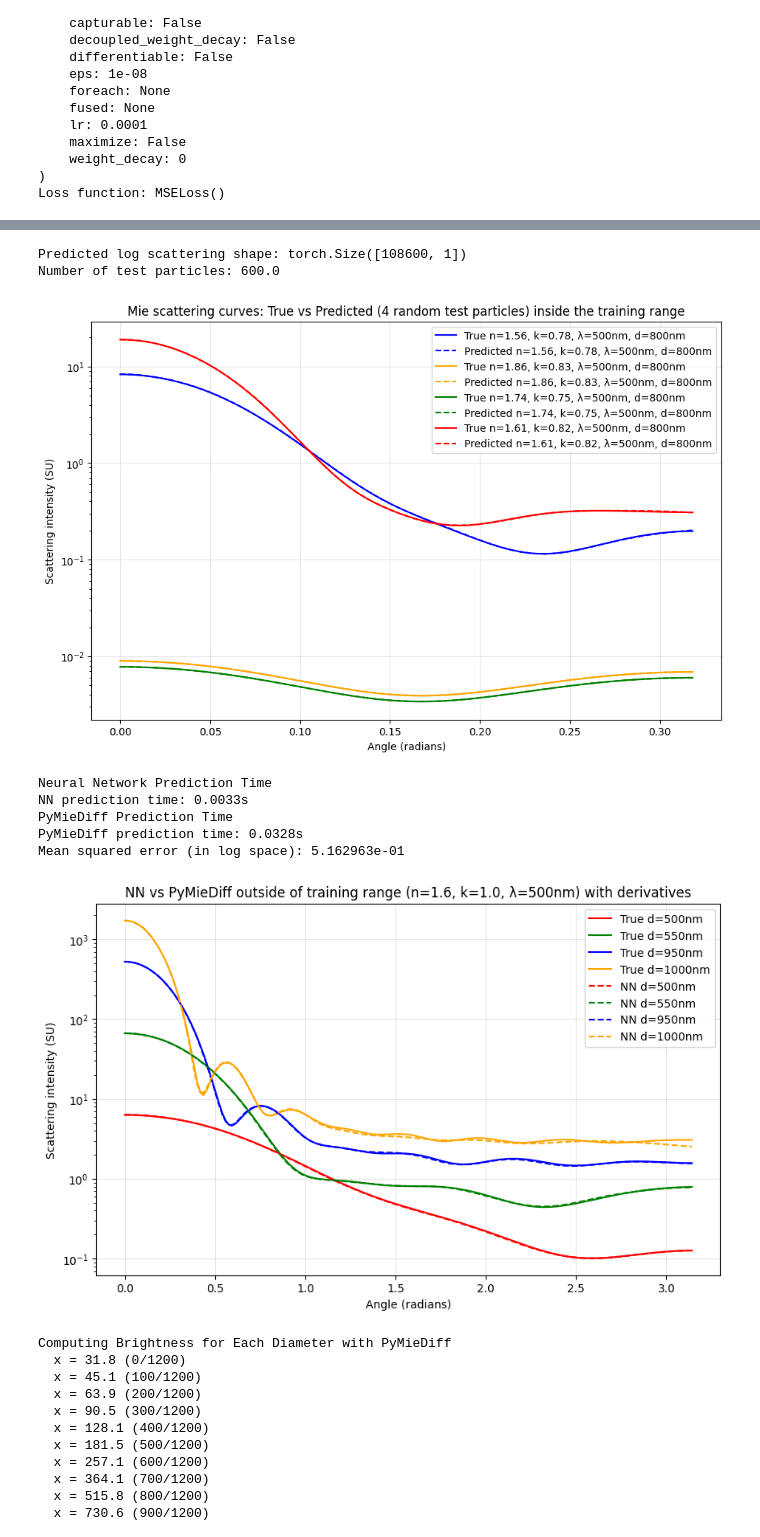
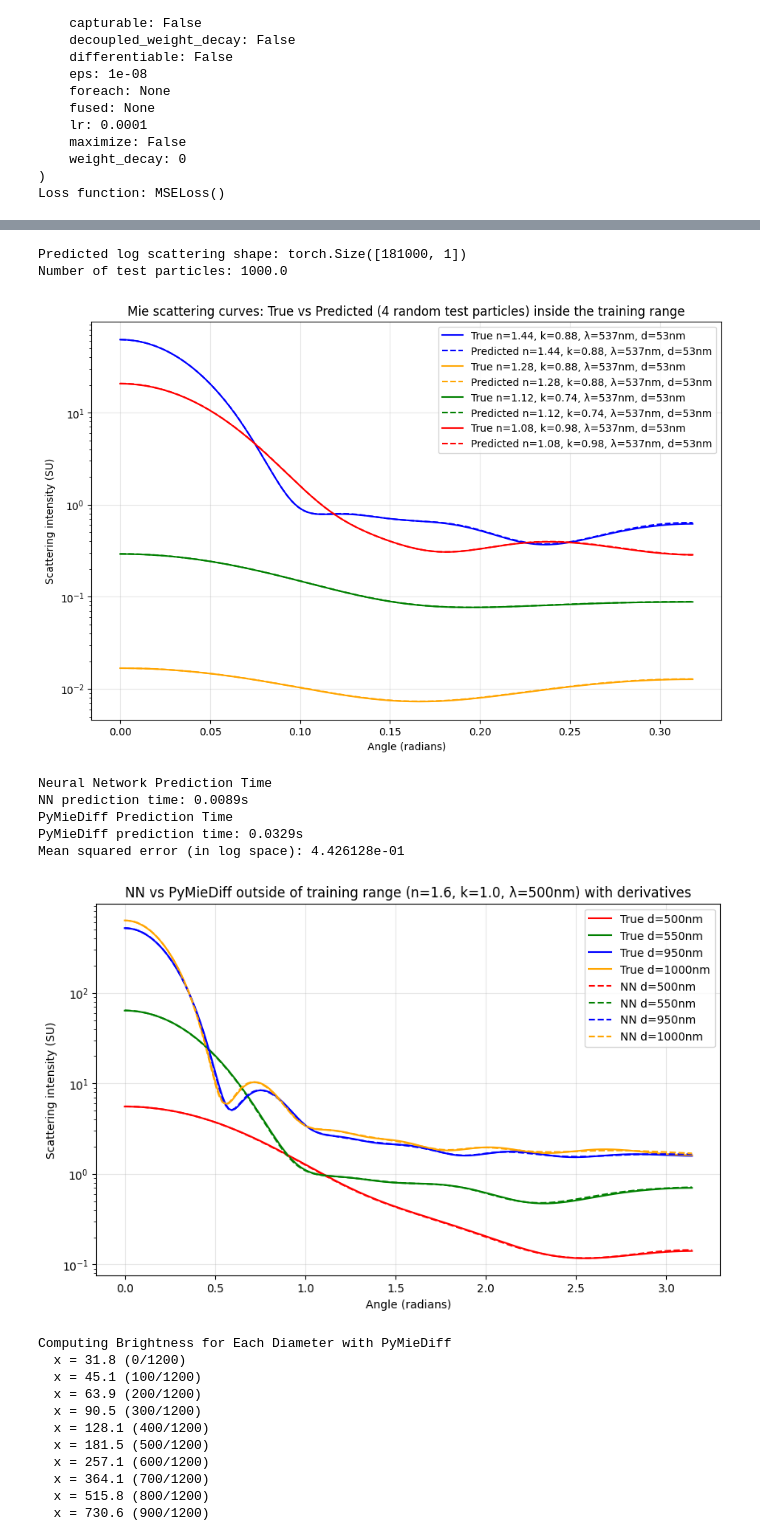
Before and after one commit to james-613/Modified_pyMieScatt_NN, a Jupyter notebook: NN_with_all_derivatives.ipynb, the cells around one changed output, grey strips where cells are left out. Saved outputs shown, nothing was run; the diff lists cells and outputs as text; code cells hidden in the pictures.

```diff
--- a/NN_with_all_derivatives.ipynb
+++ b/NN_with_all_derivatives.ipynb
@@ -48,7 +48,7 @@ plt.show()
 # %% [output]
 [figure]
 # %%
-N_PARTICLES = 5000
+N_PARTICLES = 6000
 N_ANGLES = 181
 
 ASSUMED_WAVELENGTH = 500
@@ -57,7 +57,7 @@ W_MAX = 650
 W_MIN = 450
 W_RANGE = W_MAX - W_MIN
 
-D_MAX = 1500
+D_MAX = 1200
 D_MIN = 50
 D_RANGE = D_MAX - D_MIN
 
@@ -65,12 +65,12 @@ X_MAX = (np.pi * D_MAX)/W_MIN
 X_MIN = (np.pi * D_MIN)/W_MAX
 X_RANGE = X_MAX - X_MIN
 
-N_MAX = 1.86
-N_MIN = 1.5
+N_MAX = 1.5
+N_MIN = 1.0
 N_RANGE = N_MAX - N_MIN
 
 K_MAX = 1.00
-K_MIN = 0.68
+K_MIN = 0.50
 K_RANGE = K_MAX - K_MIN
 
 def normalize(value, value_min, value_range):
@@ -583,9 +583,9 @@ plt.legend()
 plt.grid(True, alpha=0.3)
 plt.show()
 # %% [output]
-Predicted log scattering shape: torch.Size([108600, 1])
-Number of test particles: 600.0
+Predicted log scattering shape: torch.Size([181000, 1])
+Number of test particles: 1000.0
-[figure, old version]
+[figure, new version]
 # %%
 def predict_scattering(x, n, k, angle=None):
     if angle is None:
@@ -630,45 +630,45 @@ print(f"PyMieDiff prediction time: {elapsed:.4f}s")
 # Calculate error
 error = np.mean((np.log10(nn_curve) - np.log10(true_curve))**2)
 print(f"Mean squared error (in log space): {error:.6e}")
 
-true_curve_1 = py_Mie_Diff_Scattering(500, 300,  1.6, 1.0).numpy()
-true_curve_2 = py_Mie_Diff_Scattering(500, 550,  1.6, 1.0).numpy()
-true_curve_3 = py_Mie_Diff_Scattering(500, 950,  1.6, 1.0).numpy()
-true_curve_4 = py_Mie_Diff_Scattering(500, 1300, 1.6, 1.0).numpy()
+true_curve_1 = py_Mie_Diff_Scattering(500, 300,  1.2, 1.0).numpy()
+true_curve_2 = py_Mie_Diff_Scattering(500, 550,  1.2, 1.0).numpy()
+true_curve_3 = py_Mie_Diff_Scattering(500, 950,  1.2, 1.0).numpy()
+true_curve_4 = py_Mie_Diff_Scattering(500, 1000, 1.2, 1.0).numpy()
 
 # corresponding x values:
-nn_curve_1 = predict_scattering(np.pi * 300 / 500,  1.6, 1.0)   # x = π
-nn_curve_2 = predict_scattering(np.pi * 550 / 500,  1.6, 1.0)   # x ≈ 3.46
-nn_curve_3 = predict_scattering(np.pi * 950 / 500,  1.6, 1.0)   # x ≈ 5.97
-nn_curve_4 = predict_scattering(np.pi * 1300 / 500, 1.6, 1.0)   # x ≈ 6.28
+nn_curve_1 = predict_scattering(np.pi * 300 / 500,  1.2, 1.0)   # x = π
+nn_curve_2 = predict_scattering(np.pi * 550 / 500,  1.2, 1.0)   # x ≈ 3.46
+nn_curve_3 = predict_scattering(np.pi * 950 / 500,  1.2, 1.0)   # x ≈ 5.97
+nn_curve_4 = predict_scattering(np.pi * 1000 / 500, 1.2, 1.0)   # x ≈ 6.28
 
 angles = np.linspace(0, 180, 181) * np.pi / 180
 plt.figure(figsize=(10, 6))
 
 plt.plot(angles, true_curve_1, label='True d=500nm', color='red', linestyle='-')
 plt.plot(angles, true_curve_2, label='True d=550nm', color='green', linestyle='-')
 plt.plot(angles, true_curve_3, label='True d=950nm', color='blue', linestyle='-')
 plt.plot(angles, true_curve_4, label='True d=1000nm', color='orange', linestyle='-')
 
 plt.plot(angles, nn_curve_1, label='NN d=500nm', color='red', linestyle='--')
 plt.plot(angles, nn_curve_2, label='NN d=550nm', color='green', linestyle='--')
 plt.plot(angles, nn_curve_3, label='NN d=950nm', color='blue', linestyle='--')
 plt.plot(angles, nn_curve_4, label='NN d=1000nm', color='orange', linestyle='--')
 
 plt.xlabel("Angle (radians)")
 plt.ylabel("Scattering intensity (SU)")
 plt.title(f"NN vs PyMieDiff outside of training range (n=1.6, k=1.0, λ=500nm) with derivatives")
 plt.yscale('log')
 plt.legend()
 plt.grid(True, alpha=0.3)
 plt.show()
 # %% [output]
 Neural Network Prediction Time
-NN prediction time: 0.0033s
+NN prediction time: 0.0089s
 PyMieDiff Prediction Time
-PyMieDiff prediction time: 0.0328s
-Mean squared error (in log space): 5.162963e-01
+PyMieDiff prediction time: 0.0329s
+Mean squared error (in log space): 4.426128e-01
-[figure, old version]
+[figure, new version]
 # %%
 # creating 2D plot
 
```
Also changed, not shown: parts of 16 cells of this notebook, 6 other files.
